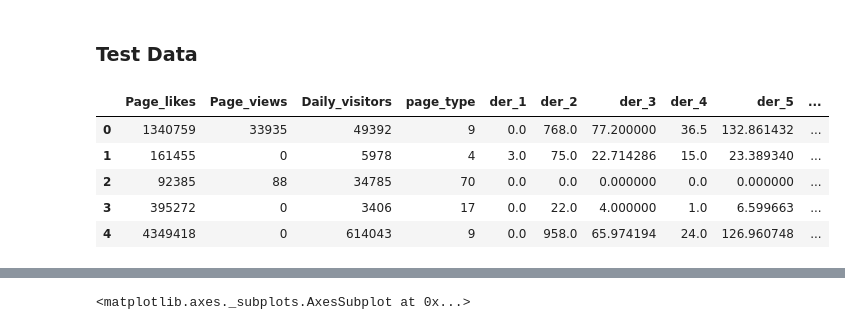
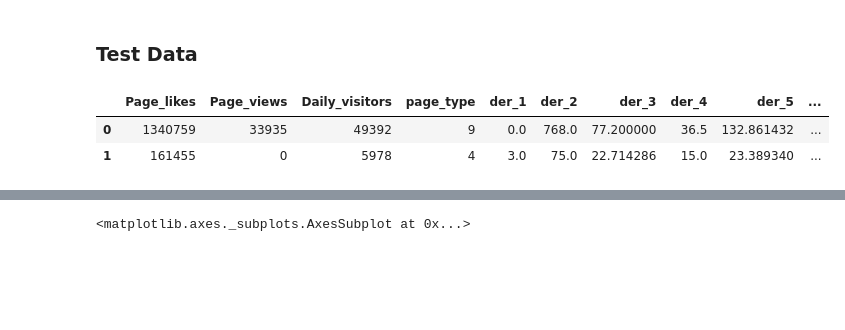
Before and after one commit to TheAIFellow/Facebook-Comment-Volume, a Jupyter notebook: Dilavar_Singh_Team_5_Facebook_Comment_Volume_Capstone_Project.ipynb, the cells around one changed output, grey strips where cells are left out. Saved outputs shown, nothing was run; the diff lists cells and outputs as text; code cells hidden in the pictures; blank space fills up the shorter version.

```diff
--- a/Dilavar_Singh_Team_5_Facebook_Comment_Volume_Capstone_Project.ipynb
+++ b/Dilavar_Singh_Team_5_Facebook_Comment_Volume_Capstone_Project.ipynb
@@ -212,11 +213,8 @@ test_data = pd.concat([pd.read_csv(test_file_location + csv_file_test, header=No
 test_data=test_data.reset_index()
 del test_data['index']
 # %%
-test_data.head()
+test_data.head(2)
 # %% [output]
 |  | Page_likes | Page_views | Daily_visitors | page_type | der_1 | der_2 | der_3 | der_4 | der_5 | ... |
 | 0 | 1340759 | 33935 | 49392 | 9 | 0.0 | 768.0 | 77.200000 | 36.5 | 132.861432 | ... |
 | 1 | 161455 | 0 | 5978 | 4 | 3.0 | 75.0 | 22.714286 | 15.0 | 23.389340 | ... |
-| 2 | 92385 | 88 | 34785 | 70 | 0.0 | 0.0 | 0.000000 | 0.0 | 0.000000 | ... |
-| 3 | 395272 | 0 | 3406 | 17 | 0.0 | 22.0 | 4.000000 | 1.0 | 6.599663 | ... |
-| 4 | 4349418 | 0 | 614043 | 9 | 0.0 | 958.0 | 65.974194 | 24.0 | 126.960748 | ... |
```
Also changed, not shown: parts of 42 cells of this notebook.
